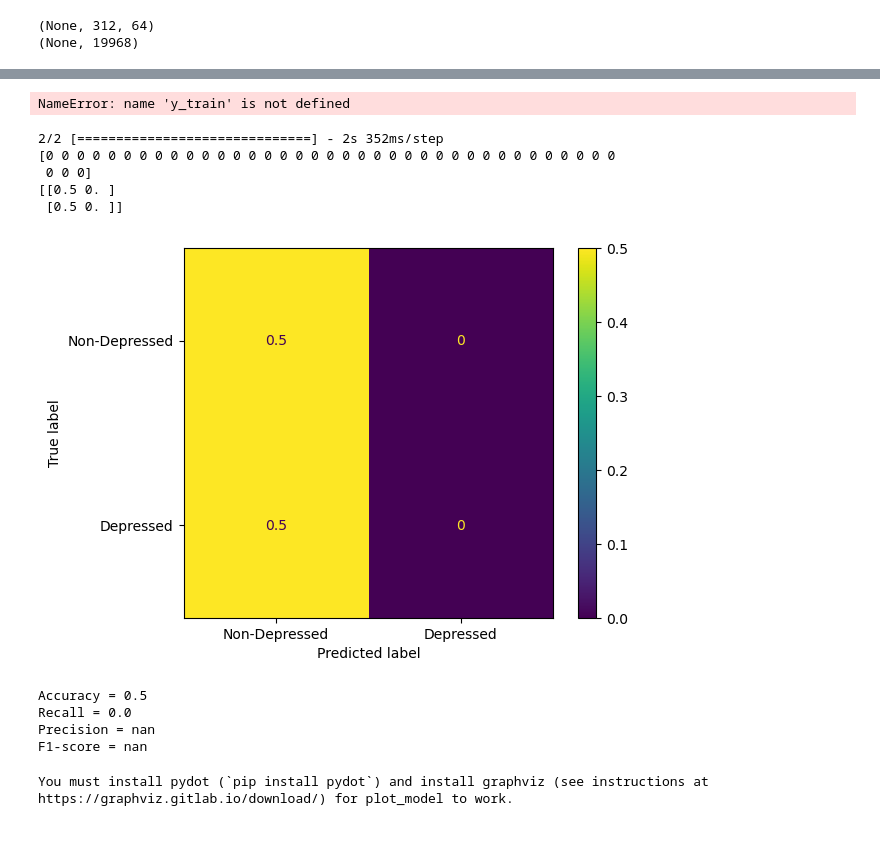
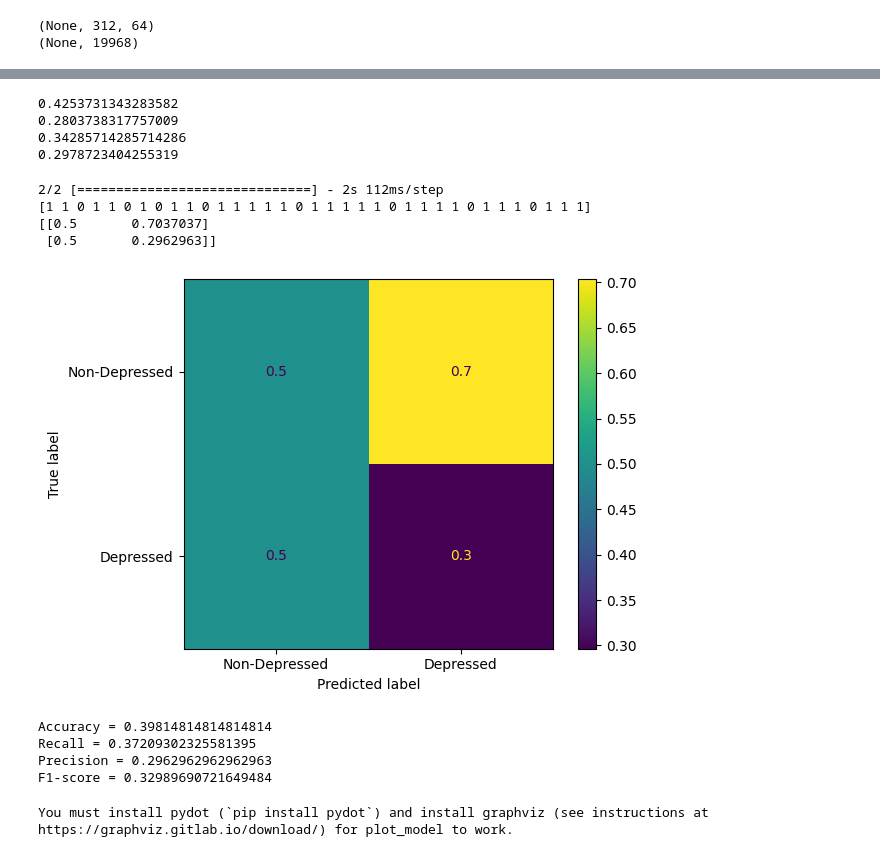
Before and after one commit to DirectionlessPad/DAIC_AUbased, a Jupyter notebook: guo2022_pose_keras.ipynb, the cells around one changed output, grey strips where cells are left out. Drawn from its saved outputs; the diff is of its cells as text; code cells hidden in the pictures.

Commit message:
Fix kernel size in pose code, keep trying for now.

```diff
--- a/guo2022_pose_keras.ipynb
+++ b/guo2022_pose_keras.ipynb
@@ -185,7 +208,11 @@ output = Softmax()(last_layer)
 # %% [output]
 (None, 312, 64)
 (None, 19968)
+# %%
+batch_size = 8
+checkpoint_path = "training_ckpts/pose_training_C2-{epoch:04d}.ckpt"
+checkpoint_dir = Path(checkpoint_path)
+
+cp_callback = ModelCheckpoint(filepath=checkpoint_dir, save_weights_only=True, save_freq=5*batch_size, verbose=1)
 # %%
 model_pose = Model(inputs=[input_pose], outputs=[output])
-# %%
-model_pose = load_model("saved_models/weird_pose_12_7")
@@ -192,9 +226,13 @@ model_pose = load_model("saved_models/weird_pose_12_7")
 # %%
-opt = SGD(learning_rate = 2e-6, momentum = 0.9, nesterov=True)
-# model_pose.compile(loss = "binary_crossentropy", optimizer=opt, metrics=['accuracy'])
-model_pose.compile(loss="sparse_categorical_crossentropy", optimizer=opt, metrics=['accuracy'])
+# opt = SGD(learning_rate = 2e-4, momentum = 0.9)
+opt = SGD(learning_rate = 2e-5, momentum = 0.9, nesterov=True)
+# opt = SGD(learning_rate = 2e-6, momentum = 0.8, nesterov=True)
+model_pose.compile(loss = "binary_crossentropy", optimizer=opt, metrics=['accuracy'])
+# model_pose.compile(loss="sparse_categorical_crossentropy", optimizer=opt, metrics=['accuracy'])
+# model_pose.save_weights(checkpoint_path.format(epoch=0))
 # %%
 # model_pose.fit(x_train_bad[:], y_train_bad[:], validation_data=(x_dev_bad[:], y_dev_bad[:]), epochs=4)
 # model_pose.fit(norm_pose_train[:], y_train[:], validation_data=(norm_pose_dev[:], y_dev[:]), epochs=6, batch_size=8)
-# model_pose.fit(ros_norm_pose_train[:], over_train_y, validation_data=(norm_pose_dev[:], y_dev[:]), epochs=6, batch_size=8)
+# model_pose.fit(ros_norm_pose_train[:], over_train_y, validation_data=(norm_pose_dev[:], y_dev[:]), epochs=6, batch_size=batch_size, callbacks=[cp_callback])
+model_pose.fit(ros_norm_pose_train[:], over_train_y, validation_data=(norm_pose_dev[:], y_dev[:]), epochs=6, batch_size=batch_size)
 # %% [output]
@@ -209,55 +251,59 @@ Epoch 4/4
 <keras.callbacks.History at 0x...>
 # %%
 # model_pose.evaluate(x=pose_test, y=y_test)
+print(sum(over_train_y)/len(over_train_y))
 print(sum(y_train)/len(y_train))
 print(sum(y_dev)/len(y_dev))
 print(sum(y_test)/len(y_test))
 # %% [output]
-NameError: name 'y_train' is not defined
+0.4253731343283582
+0.2803738317757009
+0.34285714285714286
+0.2978723404255319
 # %%
 #Predict
-x = norm_pose_test
-# print(ros_norm_pose_train.shape)
-y = y_test
+# x = norm_pose_train
+# y = y_train
+x = norm_pose_dev
+y = y_dev
 # x = x_dev_bad
 # y = y_dev_bad
 y_pose_prediction = model_pose.predict(x)
 y_pose_prediction = np.argmax(y_pose_prediction, axis = 1)
 
 # where_0 = np.where(y_pose_prediction == 0)
 # where_1 = np.where(y_pose_prediction == 1)
 
 # y_pose_prediction[where_0] = 1
 # y_pose_prediction[where_1] = 0
 
 # print(sum(y_pose_prediction)/len(y_pose_prediction))
 print(y_pose_prediction)
 #Create confusion matrix and normalizes it over predicted (columns)
 result = confusion_matrix(y, y_pose_prediction, normalize='pred')
 print(result)
 cm_display = ConfusionMatrixDisplay(confusion_matrix = result, display_labels = ["Non-Depressed", "Depressed"])
 cm_display.plot()
 plt.show()
 tn_pose = result[0][0]
 tp_pose = result[1][1]
 fn_pose = result[1][0]
 fp_pose = result[0][1]
 accuracy = (tp_pose + tn_pose)/(tp_pose + tn_pose + fp_pose + fn_pose)
 recall = tp_pose / (tp_pose + fn_pose)
 precision = tp_pose / (tp_pose + fp_pose)
 f1_score = 2 * precision * recall / (precision + recall)
 print("Accuracy = " + str(accuracy))
 print("Recall = " + str(recall))
 print("Precision = " + str(precision))
 print("F1-score = " + str(f1_score))
 # %% [output]
-2/2 [==============================] - 2s 352ms/step
-[0 0 0 0 0 0 0 0 0 0 0 0 0 0 0 0 0 0 0 0 0 0 0 0 0 0 0 0 0 0 0 0 0 0 0 0 0
- 0 0 0]
-[[0.5 0. ]
- [0.5 0. ]]
+2/2 [==============================] - 2s 112ms/step
+[1 1 0 1 1 0 1 0 1 1 0 1 1 1 1 1 0 1 1 1 1 1 0 1 1 1 1 0 1 1 1 0 1 1 1]
+[[0.5       0.7037037]
+ [0.5       0.2962963]]
-[figure, old version]
+[figure, new version]
-Accuracy = 0.5
-Recall = 0.0
-Precision = nan
-F1-score = nan
+Accuracy = 0.39814814814814814
+Recall = 0.37209302325581395
+Precision = 0.2962962962962963
+F1-score = 0.32989690721649484
```
Also changed, not shown: parts of 9 cells of this notebook, 3 other files.
